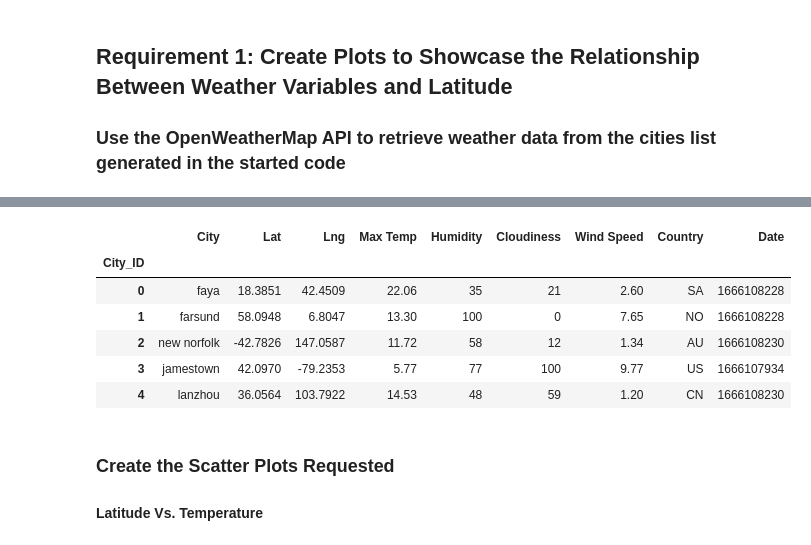
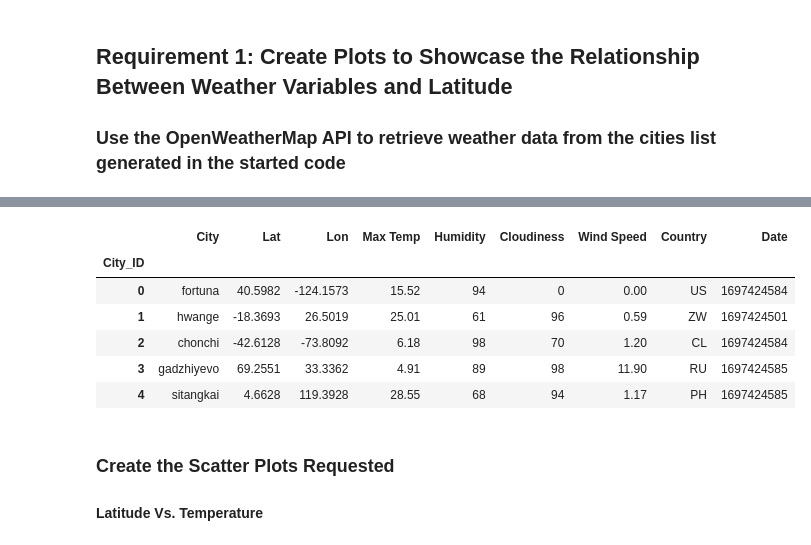
Before and after one commit to StuartMBrown/api-challenge, a Jupyter notebook: Starter_Code/starter_code/BrownWeatherPy.ipynb, the cells around one changed output, grey strips where cells are left out. Cells and saved outputs as stored; diff of their text form; code cells hidden in the pictures.

```diff
--- a/Starter_Code/starter_code/BrownWeatherPy.ipynb
+++ b/Starter_Code/starter_code/BrownWeatherPy.ipynb
@@ -168,17 +168,17 @@ city_data_df.to_csv("output_data/cities.csv", index_label="City_ID")
 # %%
-# Read saved data
-city_data_df = pd.read_csv("output_data/cities.csv", index_col="City_ID")
+# Read the csv
+city_data_df = pd.read_csv("../output_data/BrownWeathercities.csv", index_col="City_ID")
 
-# Display sample data
+# Display your sample
 city_data_df.head()
 # %% [output]
-|  | City | Lat | Lng | Max Temp | Humidity | Cloudiness | Wind Speed | Country | Date |
+|  | City | Lat | Lon | Max Temp | Humidity | Cloudiness | Wind Speed | Country | Date |
 | City_ID |  |  |  |  |  |  |  |  |  |
-| 0 | faya | 18.3851 | 42.4509 | 22.06 | 35 | 21 | 2.60 | SA | 1666108228 |
-| 1 | farsund | 58.0948 | 6.8047 | 13.30 | 100 | 0 | 7.65 | NO | 1666108228 |
-| 2 | new norfolk | -42.7826 | 147.0587 | 11.72 | 58 | 12 | 1.34 | AU | 1666108230 |
-| 3 | jamestown | 42.0970 | -79.2353 | 5.77 | 77 | 100 | 9.77 | US | 1666107934 |
-| 4 | lanzhou | 36.0564 | 103.7922 | 14.53 | 48 | 59 | 1.20 | CN | 1666108230 |
+| 0 | fortuna | 40.5982 | -124.1573 | 15.52 | 94 | 0 | 0.00 | US | 1697424584 |
+| 1 | hwange | -18.3693 | 26.5019 | 25.01 | 61 | 96 | 0.59 | ZW | 1697424501 |
+| 2 | chonchi | -42.6128 | -73.8092 | 6.18 | 98 | 70 | 1.20 | CL | 1697424584 |
+| 3 | gadzhiyevo | 69.2551 | 33.3362 | 4.91 | 89 | 98 | 11.90 | RU | 1697424585 |
+| 4 | sitangkai | 4.6628 | 119.3928 | 28.55 | 68 | 94 | 1.17 | PH | 1697424585 |
 # %% [markdown]
 ### Create the Scatter Plots Requested
 
```
Also changed, not shown: parts of 45 cells of this notebook, 12 other files.
